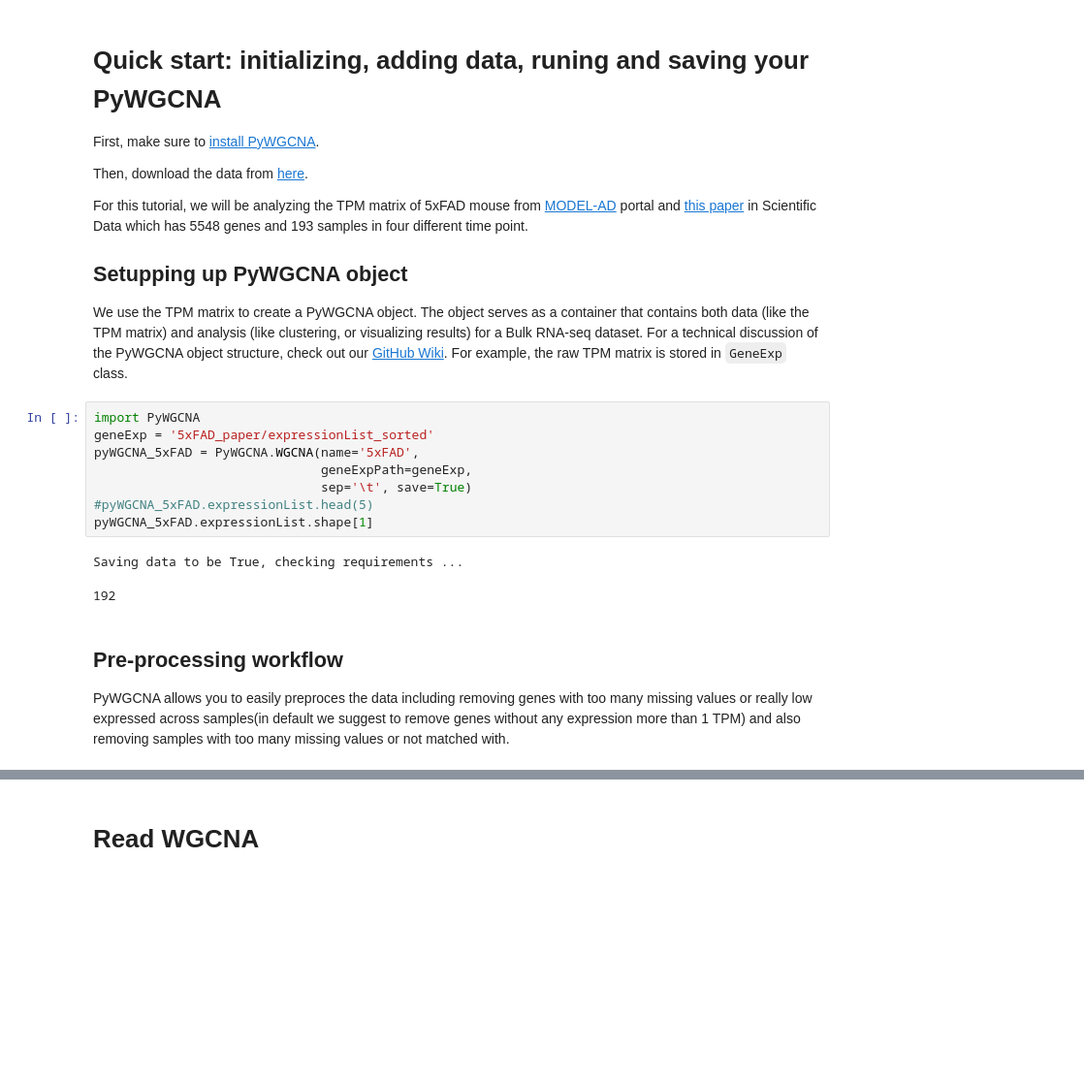
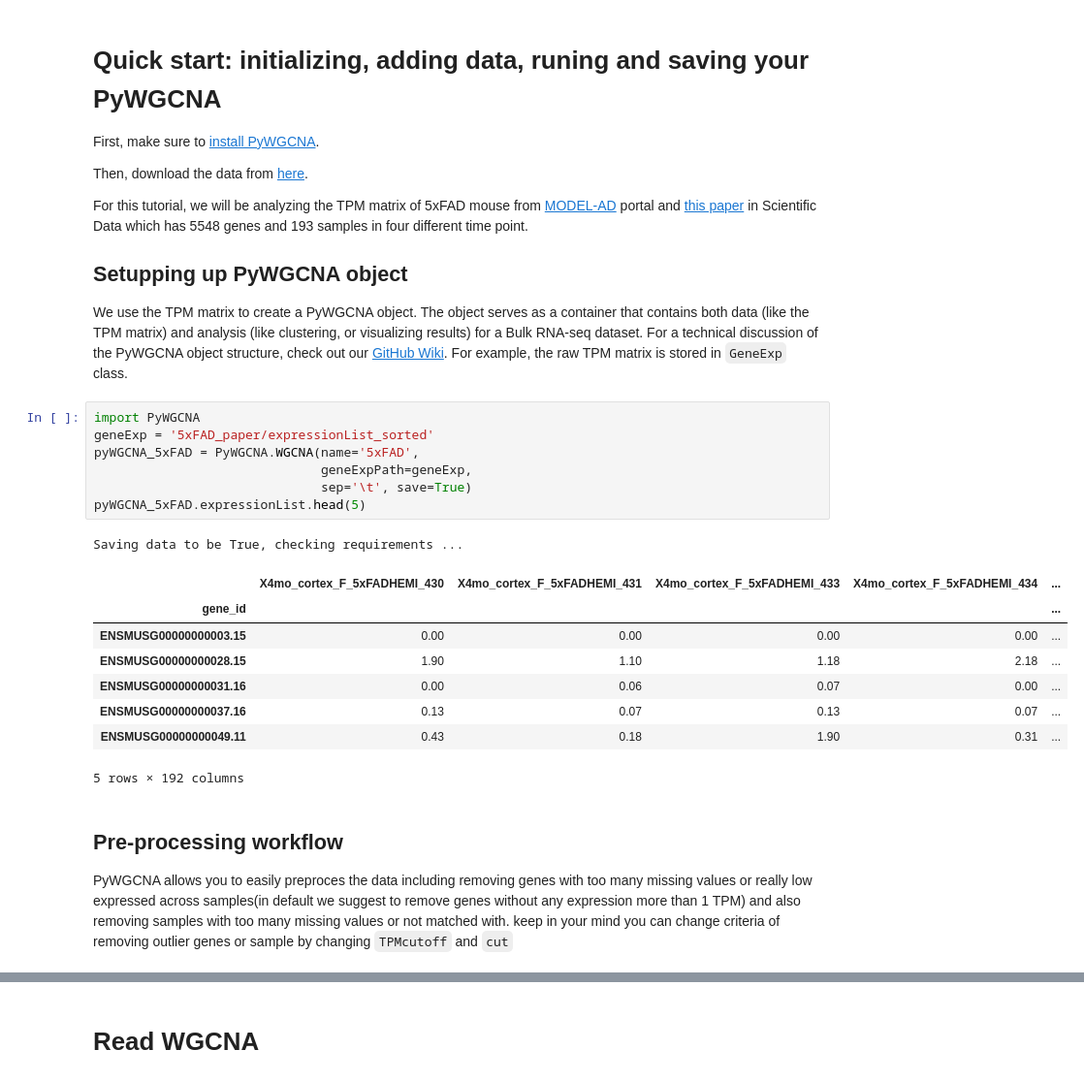
Before and after one commit to mortazavilab/PyWGCNA, a Jupyter notebook: tutorials/Quick Start.ipynb, the cells around one changed output, grey strips where cells are left out. Shown at 97% size. Drawn from its saved outputs; the diff is of its cells as text; blank space fills up the shorter version.

```diff
--- a/tutorials/Quick Start.ipynb
+++ b/tutorials/Quick Start.ipynb
@@ -13,15 +13,21 @@ We use the TPM matrix to create a PyWGCNA object. The object serves as a contain
 # %%
 import PyWGCNA
 geneExp = '5xFAD_paper/expressionList_sorted'
 pyWGCNA_5xFAD = PyWGCNA.WGCNA(name='5xFAD',
                               geneExpPath=geneExp,
                               sep='\t', save=True)
-#pyWGCNA_5xFAD.expressionList.head(5)
-pyWGCNA_5xFAD.expressionList.shape[1]
+pyWGCNA_5xFAD.expressionList.head(5)
 # %% [output]
 Saving data to be True, checking requirements ...
+|  | X4mo_cortex_F_5xFADHEMI_430 | X4mo_cortex_F_5xFADHEMI_431 | X4mo_cortex_F_5xFADHEMI_433 | X4mo_cortex_F_5xFADHEMI_434 | ... |
+| gene_id |  |  |  |  | ... |
+| ENSMUSG00000000003.15 | 0.00 | 0.00 | 0.00 | 0.00 | ... |
+| ENSMUSG00000000028.15 | 1.90 | 1.10 | 1.18 | 2.18 | ... |
+| ENSMUSG00000000031.16 | 0.00 | 0.06 | 0.07 | 0.00 | ... |
+| ENSMUSG00000000037.16 | 0.13 | 0.07 | 0.13 | 0.07 | ... |
+| ENSMUSG00000000049.11 | 0.43 | 0.18 | 1.90 | 0.31 | ... |
-192
+5 rows × 192 columns
 # %% [markdown]
 ## Pre-processing workflow
 
-PyWGCNA allows you to easily preproces the data including removing genes with too many missing values or really low expressed across samples(in default we suggest to remove genes without any expression more than 1 TPM) and also removing samples with too many missing values or not matched with.
+PyWGCNA allows you to easily preproces the data including removing genes with too many missing values or really low expressed across samples(in default we suggest to remove genes without any expression more than 1 TPM) and also removing samples with too many missing values or not matched with. keep in your mind you can change criteria of removing outlier genes or sample by changing `TPMcutoff` and `cut`
```
Also changed, not shown: parts of 6 cells of this notebook, 3 other files.
